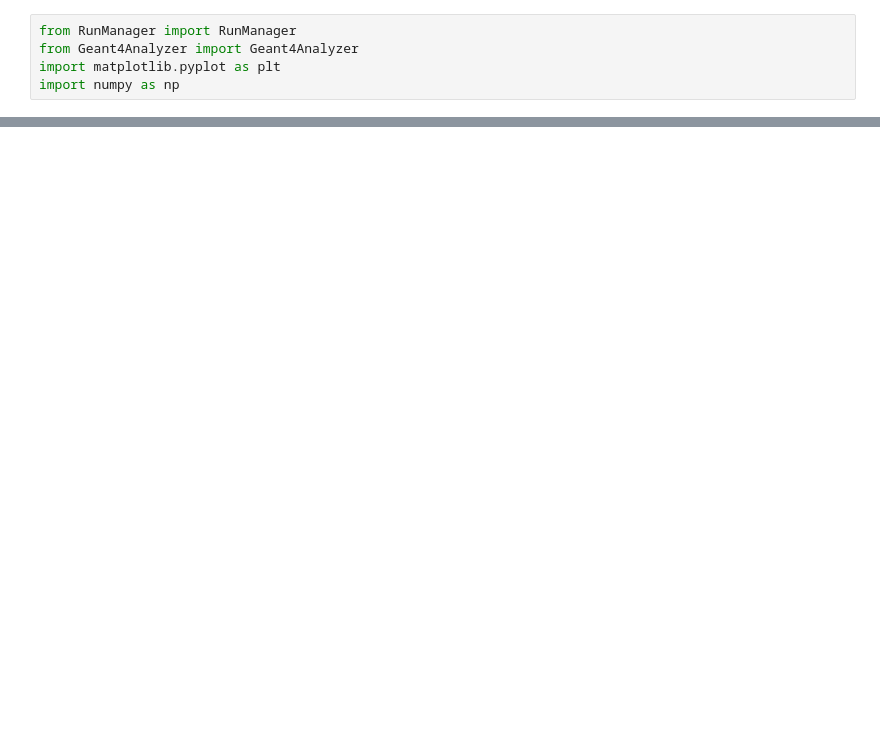
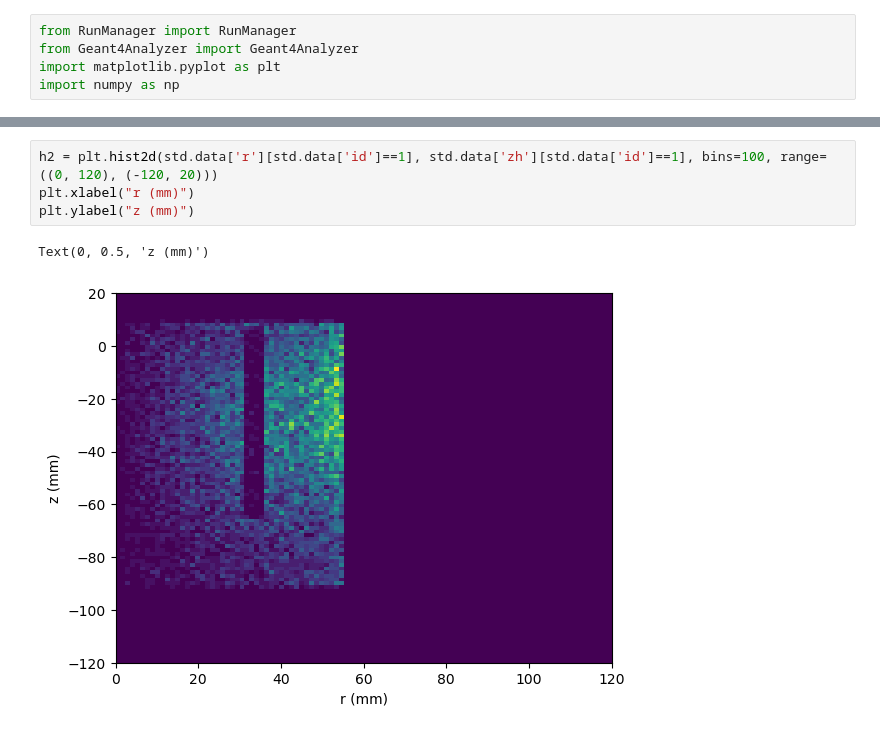
Before and after one commit to acolijn/G4FastSim, a Jupyter notebook: analysis/analysis.ipynb, the cells around one changed output, grey strips where cells are left out. Saved outputs shown, nothing was run; the diff lists cells and outputs as text; blank space fills up the shorter version.

```diff
--- a/analysis/analysis.ipynb
+++ b/analysis/analysis.ipynb
@@ -45 +52,8 @@ plt.show()
+# %%
+h2 = plt.hist2d(std.data['r'][std.data['id']==1], std.data['zh'][std.data['id']==1], bins=100, range=((0, 120), (-120, 20)))
+plt.xlabel("r (mm)")
+plt.ylabel("z (mm)")
+# %% [output]
+Text(0, 0.5, 'z (mm)')
+[figure, added]
 # %%
```
Also changed, not shown: parts of 20 cells of this notebook, 3 other files.
